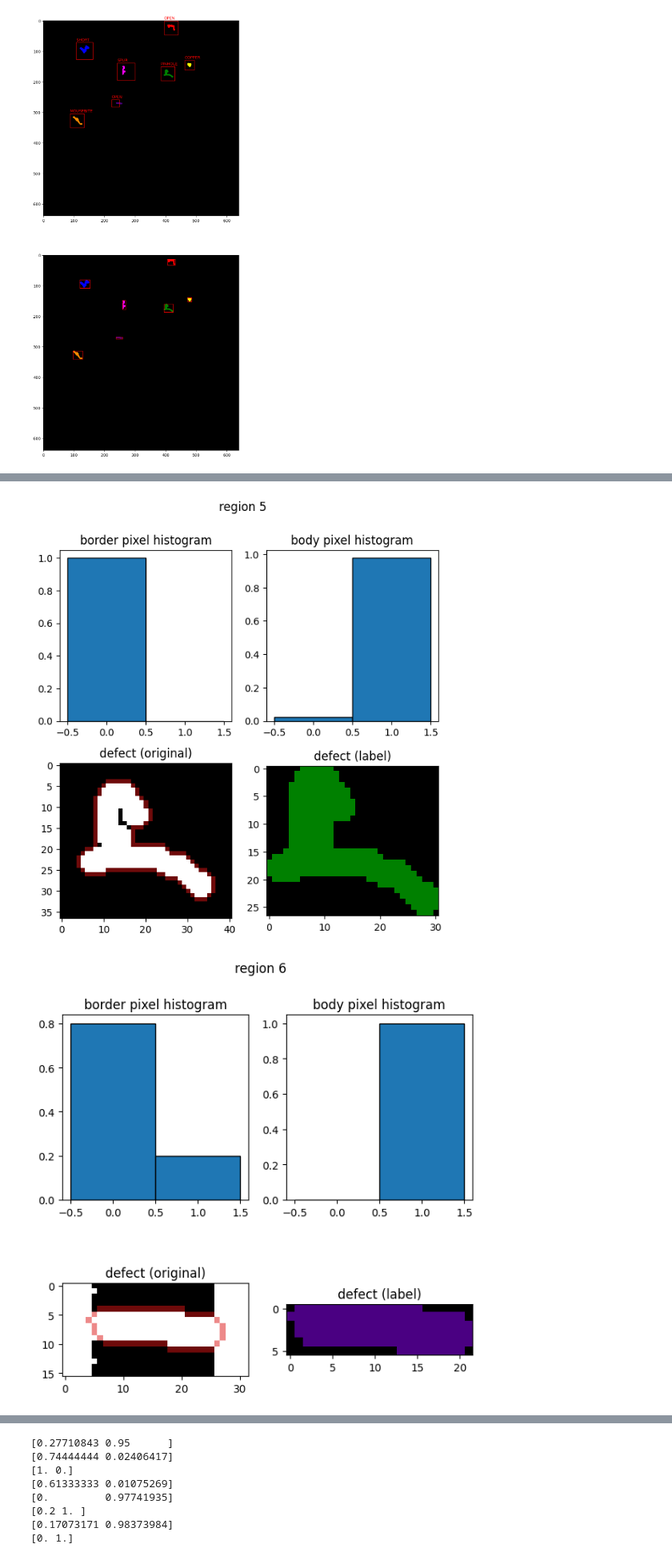
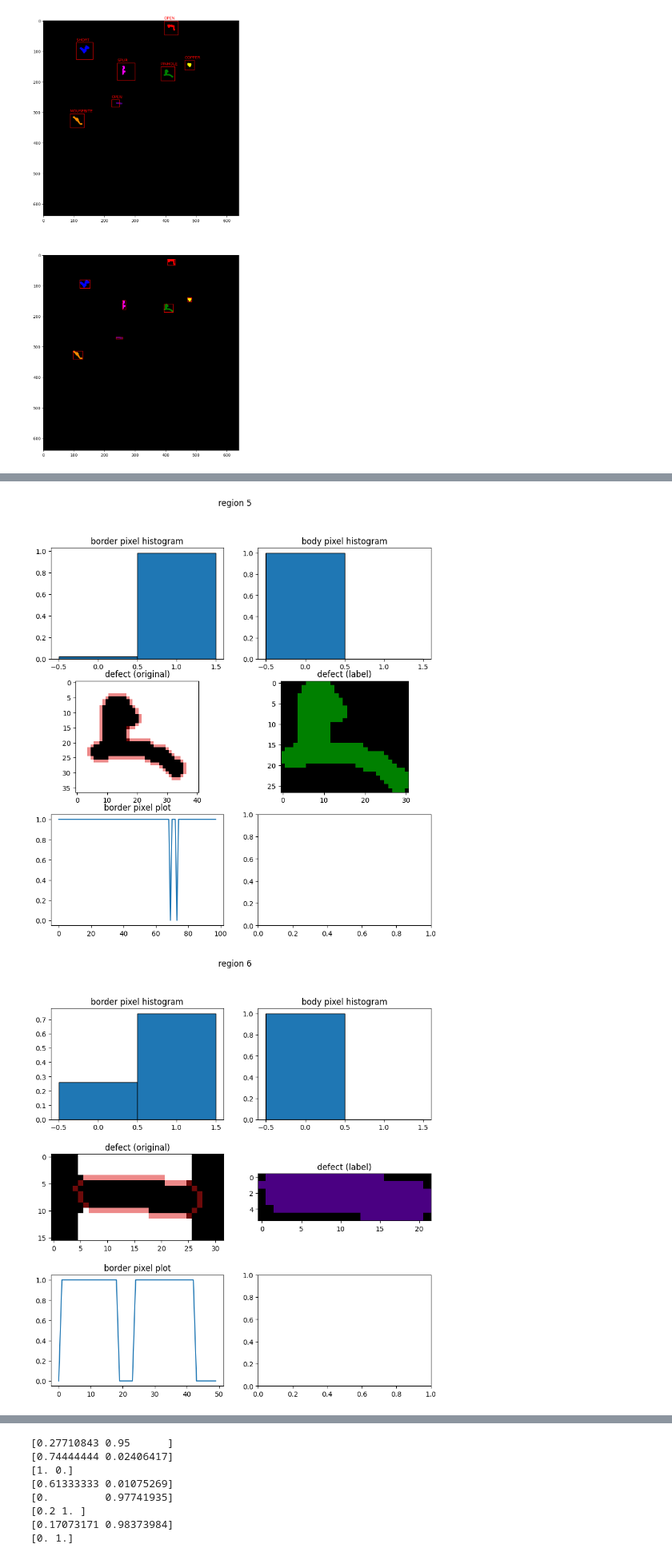
Before and after one commit to barzamin/cs639-ariadne, a Jupyter notebook: notebooks/cv_prototyping.ipynb, the cells around one changed output, grey strips where cells are left out. Shown at 80% size. Drawn from its saved outputs; the diff is of its cells as text; code cells hidden in the pictures.

```diff
--- a/notebooks/cv_prototyping.ipynb
+++ b/notebooks/cv_prototyping.ipynb
@@ -84,24 +76,28 @@ for region in ski.measure.regionprops(labels):
 # %% [output]
 [figure]
 # %%
+im_test_cleaned = ski.morphology.binary_closing(ski.morphology.binary_opening(~img_test), ski.morphology.square(3))
 for region in ski.measure.regionprops(labels):
     contours = ski.measure.find_contours(labels == region.label, 0)
     assert(len(contours) == 1)
     contour = contours[0]
 
     rows, cols = contour.astype(np.int64).T
-    fig, ((ax11, ax12), (ax21, ax22)) = plt.subplots(2, 2, figsize=(7,7))
+    fig, ((ax11, ax12), (ax21, ax22), (ax31, ax32)) = plt.subplots(3, 2, figsize=(10,10))
     fig.suptitle(f'region {region.label}')
     ax11.set_title('border pixel histogram')
-    ax11.hist(img_test[rows,cols]*1, bins=[-.5,.5,1.5], ec='k', density=True)
+    ax11.hist(im_test_cleaned[rows,cols]*1, bins=[-.5,.5,1.5], ec='k', density=True)
     ax12.set_title('body pixel histogram')
-    ax12.hist(img_test[labels==region.label]*1, bins=[-.5,.5,1.5], ec='k', density=True)
+    ax12.hist(im_test_cleaned[labels==region.label]*1, bins=[-.5,.5,1.5], ec='k', density=True)
 
     ax21.set_title('defect (original)')
-    defect_draw = ski.color.gray2rgb(img_test.copy()*255)
+    defect_draw = ski.color.gray2rgb(im_test_cleaned.copy()*255)
     defect_draw[rows, cols] = 0.5 * defect_draw[rows, cols] + 0.5* np.array((220, 20, 20))
     minr, minc, maxr, maxc = region.bbox
     ax21.imshow(defect_draw[(minr-5):(maxr+5), (minc-5):(maxc+5)])
     ax22.set_title('defect (label)')
     ax22.imshow(img_labels[region.slice])
+
+    ax31.set_title('border pixel plot')
+    ax31.plot(np.arange(rows.size), im_test_cleaned[rows,cols])
 # %% [output]
@@ -112,2 +108,2 @@ for region in ski.measure.regionprops(labels):
-[figure, old version]
+[figure, new version]
-[figure, old version]
+[figure, new version]
```
Also changed, not shown: parts of 10 cells of this notebook, 1 other file.
